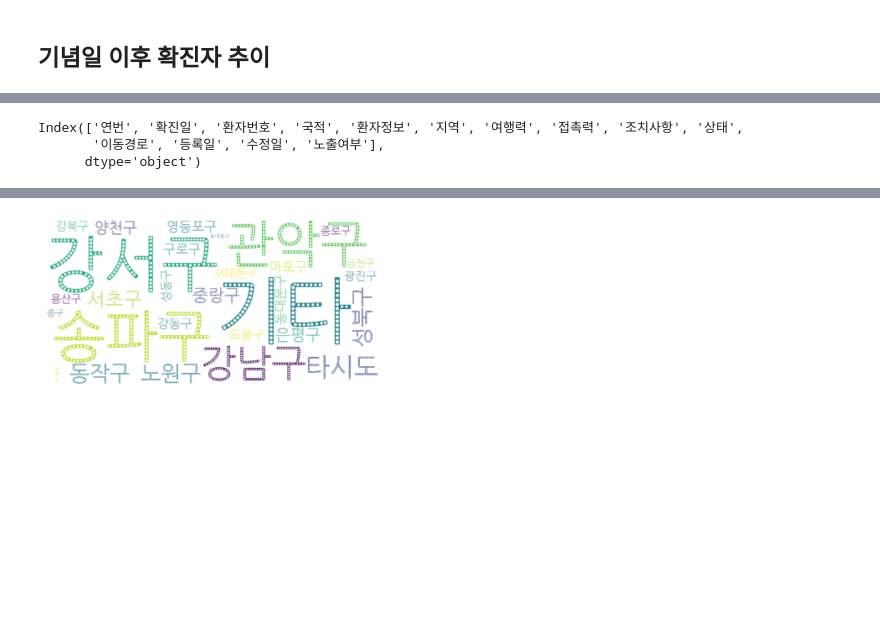
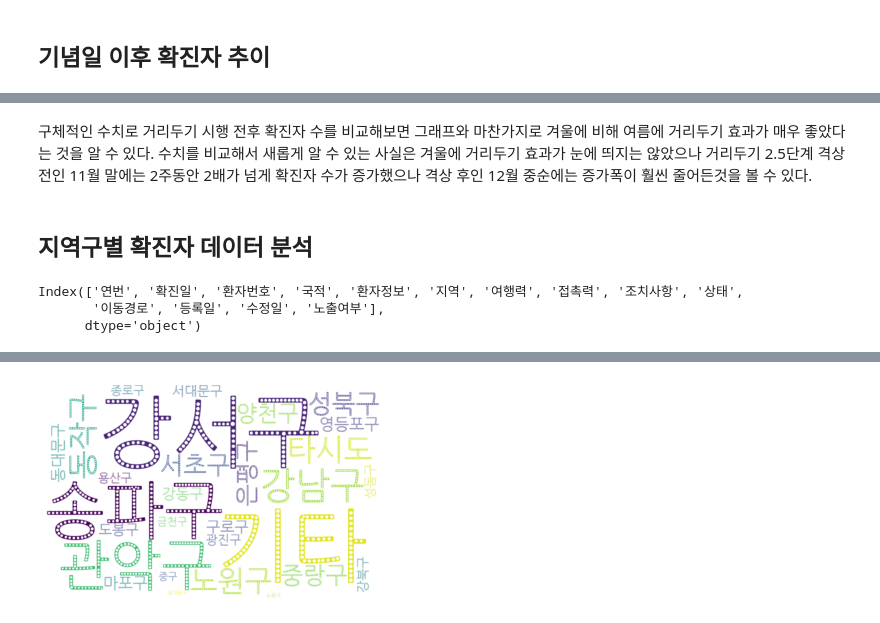
Before and after one commit to eunnjji/-, a Jupyter notebook: project1/seoul.ipynb, the cells around one changed output, grey strips where cells are left out. Drawn from its saved outputs; the diff is of its cells as text; code cells hidden in the pictures; blank space fills up the shorter version.

```diff
--- a/project1/seoul.ipynb
+++ b/project1/seoul.ipynb
@@ -147,0 +224,3 @@ bydate
+# %%
+import matplotlib as mt
+plt.rcParams['font.family']='Malgun Gothic'
@@ -148,3 +376,7 @@ bydate
+# %% [markdown]
+구체적인 수치로 거리두기 시행 전후 확진자 수를 비교해보면 그래프와 마찬가지로 겨울에 비해 여름에 거리두기 효과가 매우 좋았다는 것을 알 수 있다. 수치를 비교해서 새롭게 알 수 있는 사실은 겨울에 거리두기 효과가 눈에 띄지는 않았으나 거리두기 2.5단계 격상 전인 11월 말에는 2주동안 2배가 넘게 확진자 수가 증가했으나 격상 후인 12월 중순에는 증가폭이 훨씬 줄어든것을 볼 수 있다.
+# %% [markdown]
+## 지역구별 확진자 데이터 분석
 # %%
 seoul = pd.read_csv('drive/MyDrive/corona/서울시 코로나19 확진자 현황.csv',encoding='utf-8')
 seoul.columns
@@ -173,14 +415,4 @@ dtype: int64
 # %%
-!pip install wordcloud
-import matplotlib.font_manager as fm  # 폰트 관련 용도
-from wordcloud import WordCloud as wc
-import matplotlib.pyplot as plt
-
-!apt-get update -qq
-!apt-get install fonts-nanum* -qq
-plt.rcParams['font.family'] = 'NanumSquareL'# '맑은 고딕'으로 설정
-plt.rcParams['axes.unicode_minus'] = False
-
 region = seoul.drop(['환자번호','국적','조치사항','환자정보'],axis=1)
 region
 
@@ -189,7 +421,7 @@ region_len = region.groupby('지역')['연번'].count().sum()
 region_count = region.groupby('지역')['연번'].count()
 region_count = pd.DataFrame(region_count)
 
-wc = WordCloud(background_color='white',font_path='/usr/share/fonts/truetype/nanum/NanumGothicEco.ttf')
+wc = WordCloud(background_color='white',font_path='/usr/share/fonts/truetype/nanum/NanumGothicEco.ttf',width=1250,height=800)
 frequencies = region_count['연번']
 wordcloud_image = wc.generate_from_frequencies(frequencies)
 # 생성한 워드 클라우드 이미지를 화면에 표시
@@ -203 +432 @@ Requirement already satisfied: numpy>=1.6.1 in /usr/local/lib/python3.6/dist-pac
-[figure, old version]
+[figure, new version]
```
Also changed, not shown: parts of 43 cells of this notebook.
